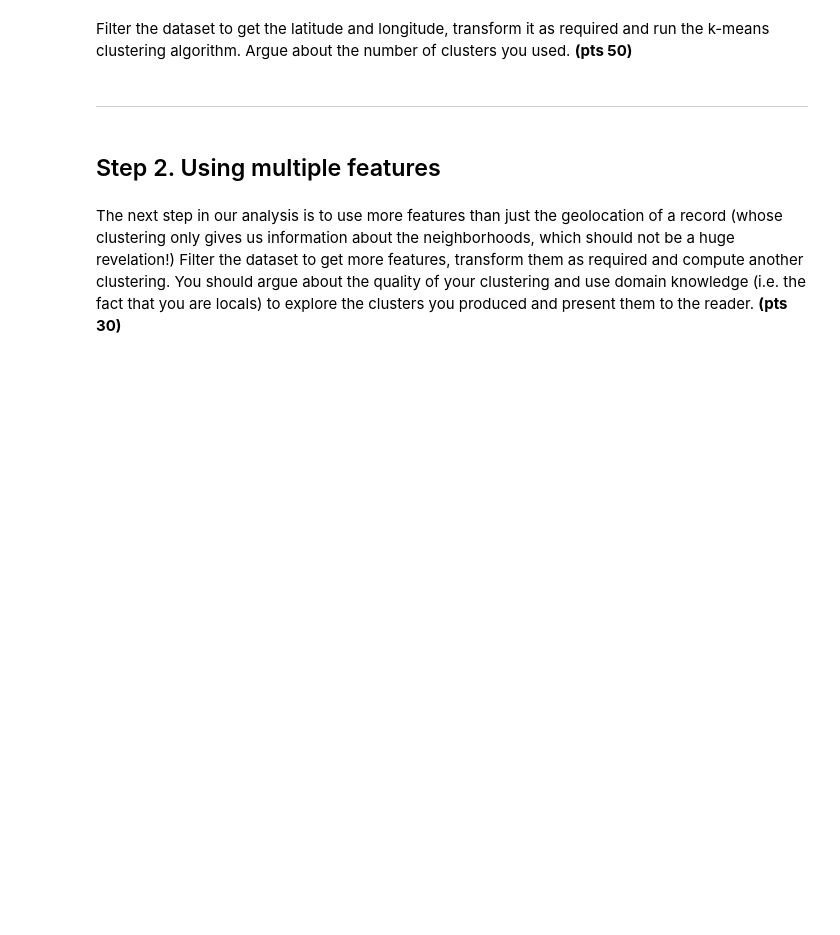
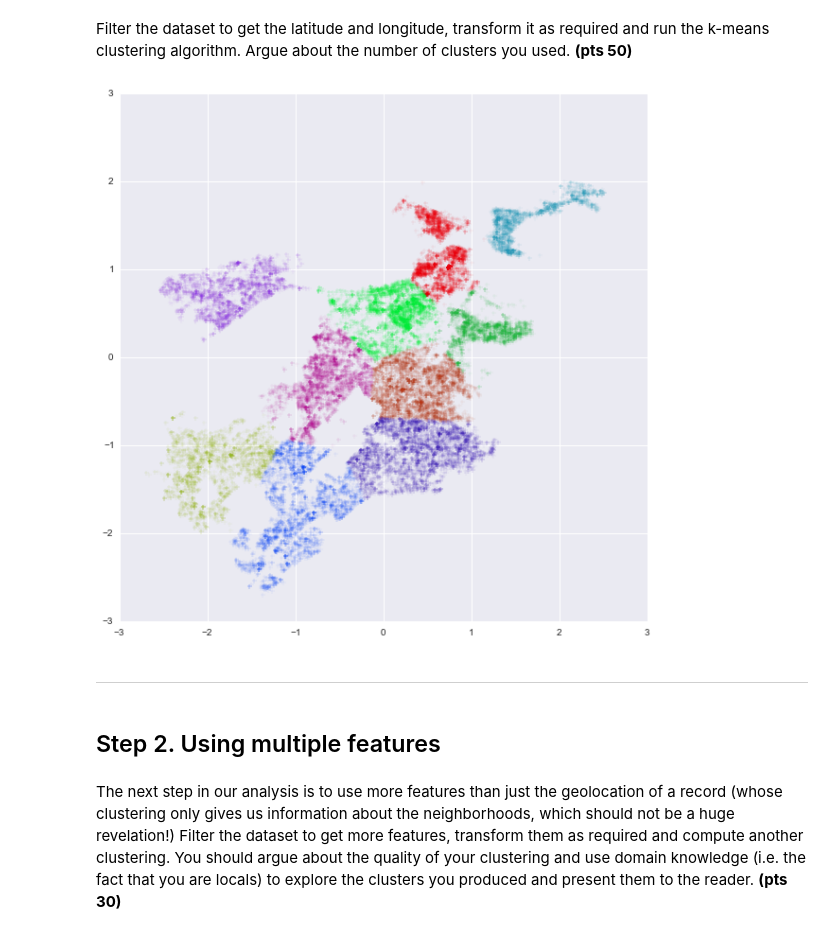
Before and after one commit to ctran25/spring-2015-homeworks, a Jupyter notebook: submissions/Homework-3/3.Clustering.ipynb, the cells around one changed output. Cells and saved outputs as stored; diff of their text form; code cells hidden in the pictures; blank space fills up the shorter version.

```diff
--- a/submissions/Homework-3/3.Clustering.ipynb
+++ b/submissions/Homework-3/3.Clustering.ipynb
@@ -28,6 +35,49 @@ For exampe, the result of a clustering with 10 clusters is the following:
 ![A clustering of the locations of the calls for k=10](clusters10.png)
 # %% [markdown]
 Filter the dataset to get the latitude and longitude, transform it as required and run the k-means clustering algorithm. Argue about the number of clusters you used. **(pts 50)**
+# %%
+location = boston[['LATITUDE', 'LONGITUDE']]
+locationArray = location.values
+
+scaler = preprocessing.StandardScaler()
+normLocation = scaler.fit_transform(locationArray)
+# nl = scaler.fit_transform(location)
+
+kmeans = KMeans(init='k-means++', n_clusters=10, n_init=10)
+labels = kmeans.fit_predict(normLocation)
+
+normLocationFrame = pd.DataFrame(normLocation)
+
+scaled_X = normLocationFrame[1]
+scaled_Y = normLocationFrame[0]
+
+fig, ax = plt.subplots(1,1,figsize=(10,10))
+# I have 10 clusters, so I need 10 colors. Each colormap can produce 10 colors
+# so I am mixing two colormaps that I tested that work well together
+cmap = sns.color_palette("bright", n_colors=4)
+cmap.extend(sns.hls_palette(n_colors=6, h=0.7, l=0.4, s=0.8))
+
+# for each label, isolate the points of that label and plot them with the same color
+for i, label in enumerate(set(labels)):
+    point_indices = np.where(labels == label)[0]
+    point_indices = point_indices.tolist()
+    plt.scatter(scaled_X[point_indices], scaled_Y[point_indices], s=25, alpha=0.2, c=cmap[i], marker='+')
+
+# ==========================================================================================================
+# def evaluate_clusters(X,max_clusters):
+#     error = np.zeros(max_clusters+1)
+#     error[0] = 0;
+#     for k in range(1,max_clusters+1):
+#         kmeans = KMeans(init='k-means++', n_clusters=k, n_init=10)
+#         kmeans.fit_predict(X)
+#         error[k] = kmeans.inertia_
+#     plt.plot(range(1,len(error)),error[1:])
+#     plt.xlabel('Number of clusters')
+#     plt.ylabel('Error')
+
+# evaluate_clusters(normLocation,20)
+# %% [output]
+[figure, added]
 # %% [markdown]
 -----
 # %% [markdown]
```
Also changed, not shown: parts of 1 cell of this notebook.
